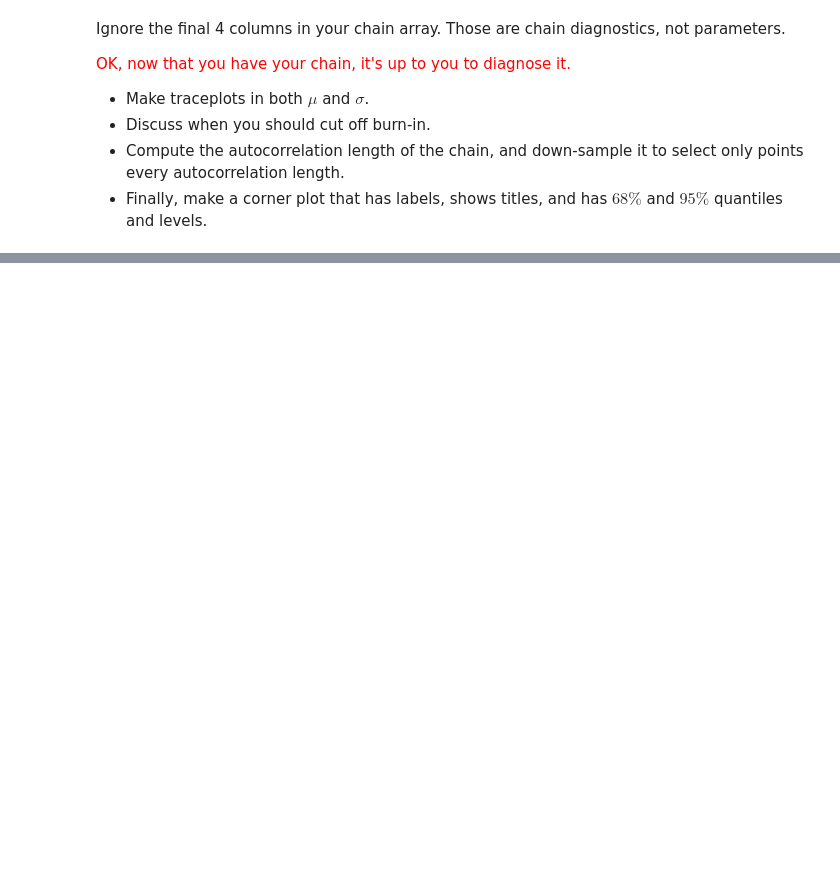
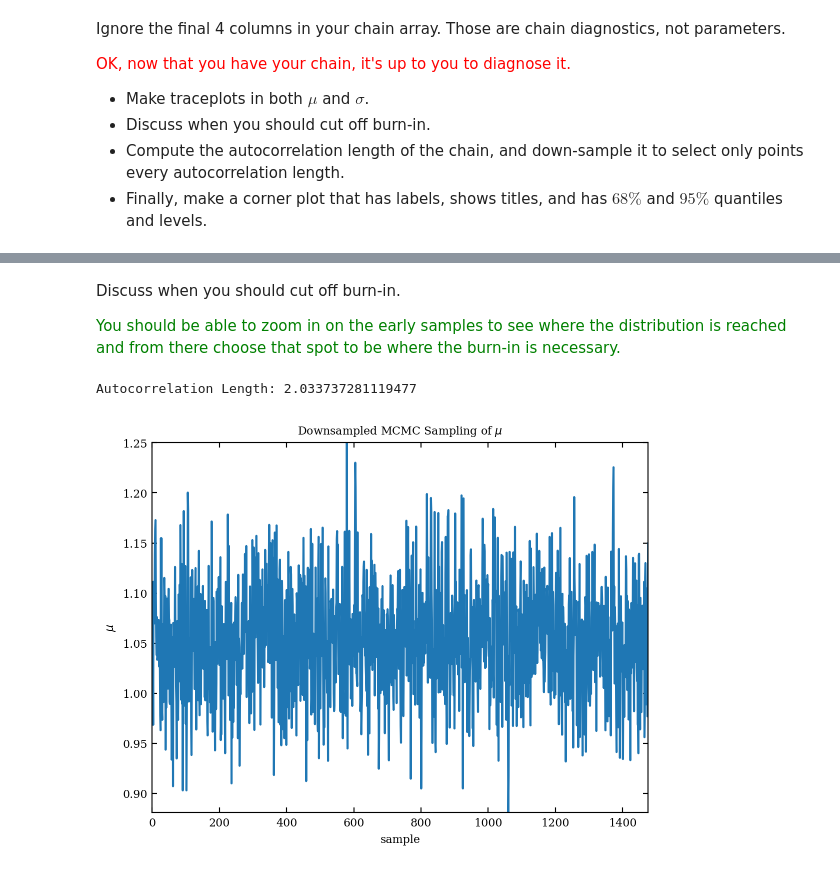
Before and after one commit to VanderbiltAstronomy/astr_8070_s24, a Jupyter notebook: coursework/student_folders/Ryan_Nowicki/Lecture_11_RyanNowicki.ipynb, the cells around one changed output, grey strips where cells are left out. Cells and saved outputs as stored; diff of their text form; code cells hidden in the pictures; blank space fills up the shorter version.

```diff
--- a/coursework/student_folders/Ryan_Nowicki/Lecture_11_RyanNowicki.ipynb
+++ b/coursework/student_folders/Ryan_Nowicki/Lecture_11_RyanNowicki.ipynb
@@ -514,7 +514,8 @@ Ignore the final 4 columns in your chain array. Those are chain diagnostics, not
 - Finally, make a corner plot that has labels, shows titles, and has $68\%$ and $95\%$ quantiles and levels.
 # %%
 import acor
-acor.acor(chain[:,0])
+autcor, mu_chain, sigma_chain = acor.acor(chain[:,0])
 # the first element of the tuple is the length between independent samples.
 # thin by the nearest integer.
+print('Distance between Independent Samples:', autcor)
 # %% [output]
@@ -545,0 +543,28 @@ Text(0.5, 1.0, 'MCMC Sampling of $\\sigma$')
+# %% [markdown]
+Discuss when you should cut off burn-in.
+
+<font color='green'> You should be able to zoom in on the early samples to see where the distribution is reached and from there choose that spot to be where the burn-in is necessary. </font>
+# %%
+#Compute the autocorrelation length of the chain
+print('Autocorrelation Length:', autcor)
+n = int(autcor) #autcor to nearest integer
+
+
+#downsample the chain to only select points every autocorrelation length
+burn_in = 50
+mu_acor = chain[burn_in::n,0]       #format [start:end:every, start:end:every]
+sig_acor = chain[burn_in::n,1]
+# %% [output]
+Autocorrelation Length: 2.033737281119477
+# %%
+#plotting downsampled data
+sz_ds = len(mu_acor)
+xgrid_ds = np.linspace(0,sz_ds,sz_ds) #downsample xgrid
+# %%
+#mu plot
+plt.plot(xgrid_ds, mu_acor);
+plt.ylabel('$\mu$');
+plt.xlabel('sample');
+plt.title('Downsampled MCMC Sampling of $\mu$');
+# %% [output]
+[figure, added]
```
Also changed, not shown: parts of 9 cells of this notebook.
